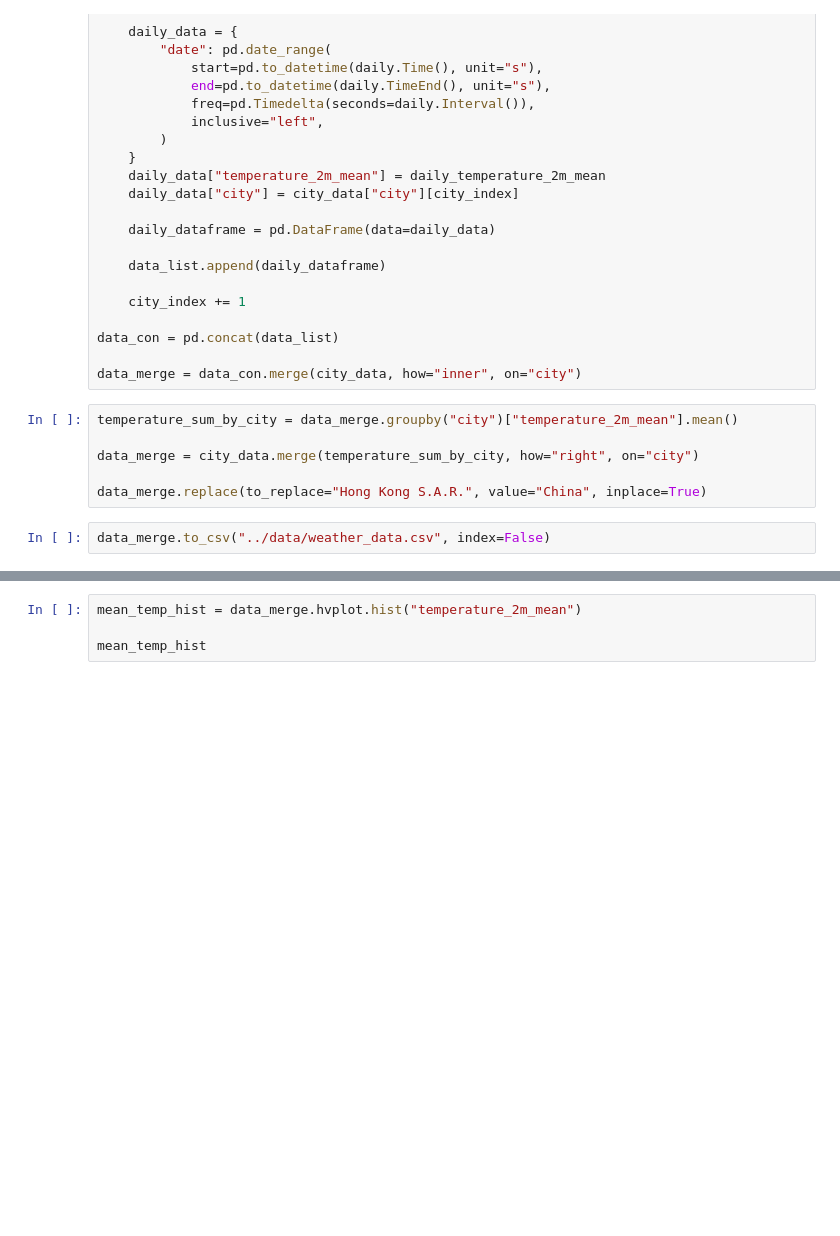
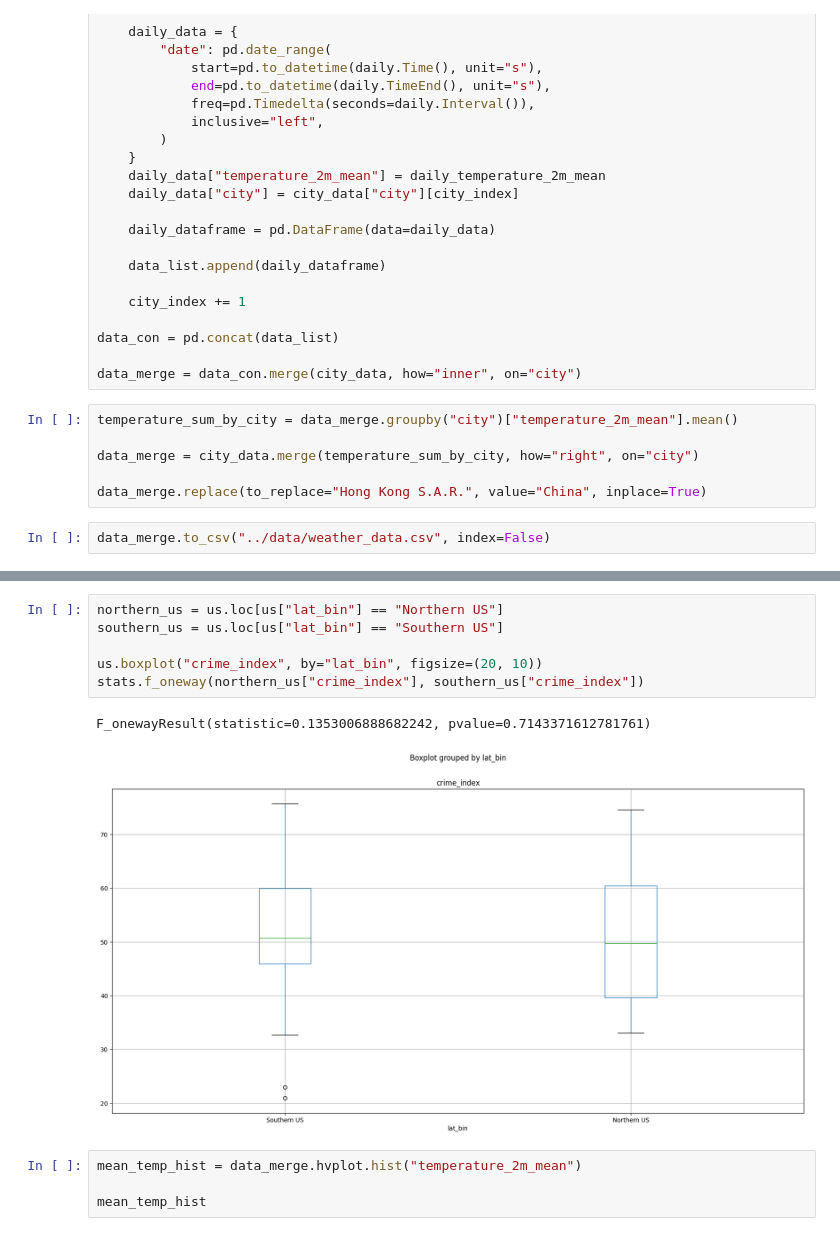
Before and after one commit to manc1n1/lets-git, a Jupyter notebook: notebooks/weather_data.ipynb, the cells around one changed output, grey strips where cells are left out. Saved outputs shown, nothing was run; the diff lists cells and outputs as text; blank space fills up the shorter version.

```diff
--- a/notebooks/weather_data.ipynb
+++ b/notebooks/weather_data.ipynb
@@ -106,3 +180,12 @@ Name: count, dtype: int64
+# %%
+northern_us = us.loc[us["lat_bin"] == "Northern US"]
+southern_us = us.loc[us["lat_bin"] == "Southern US"]
+
+us.boxplot("crime_index", by="lat_bin", figsize=(20, 10))
+stats.f_oneway(northern_us["crime_index"], southern_us["crime_index"])
+# %% [output]
+F_onewayResult(statistic=0.1353006888682242, pvalue=0.7143371612781761)
+[figure, added]
 # %%
 mean_temp_hist = data_merge.hvplot.hist("temperature_2m_mean")
 
```
Also changed, not shown: parts of 6 cells of this notebook.
